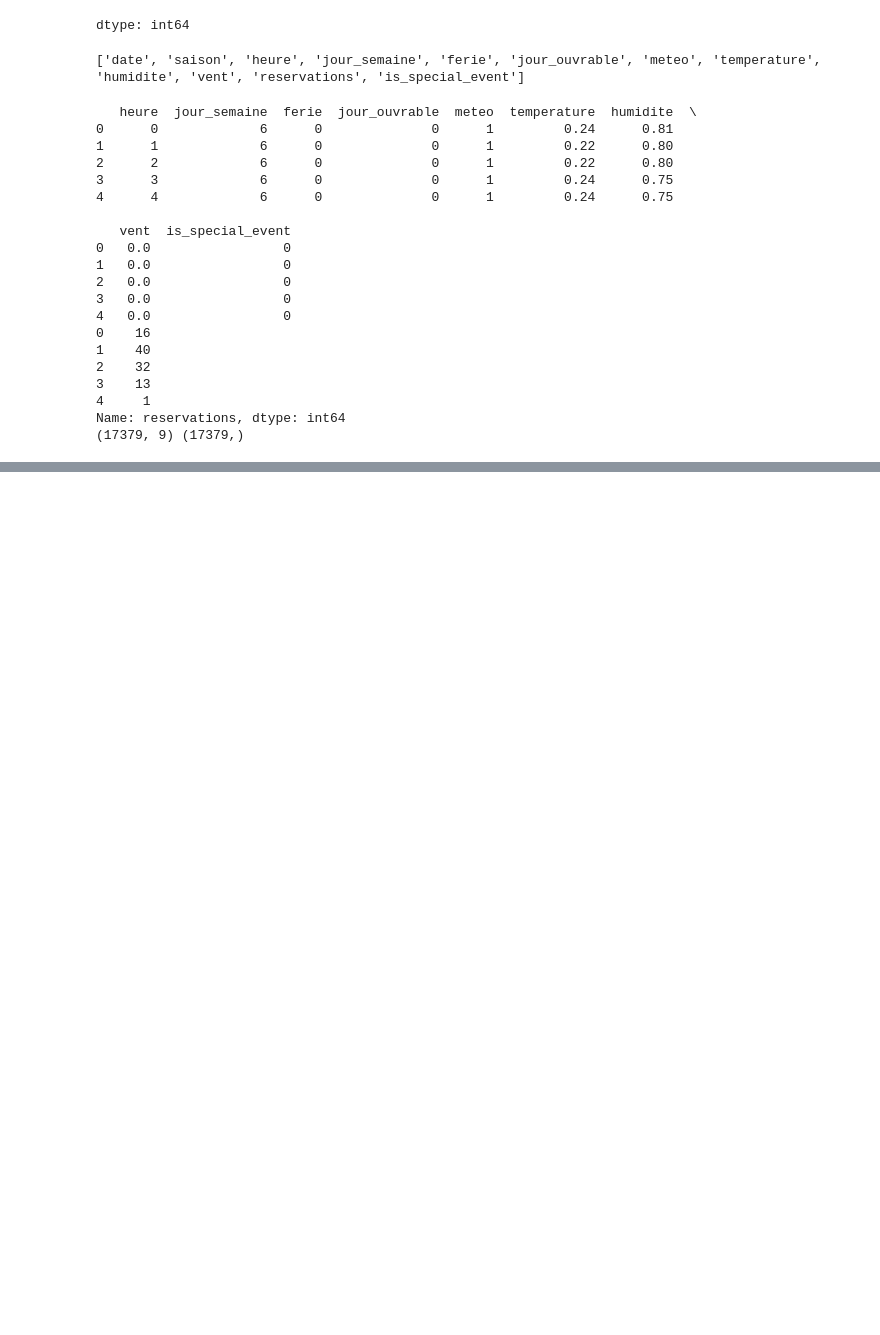
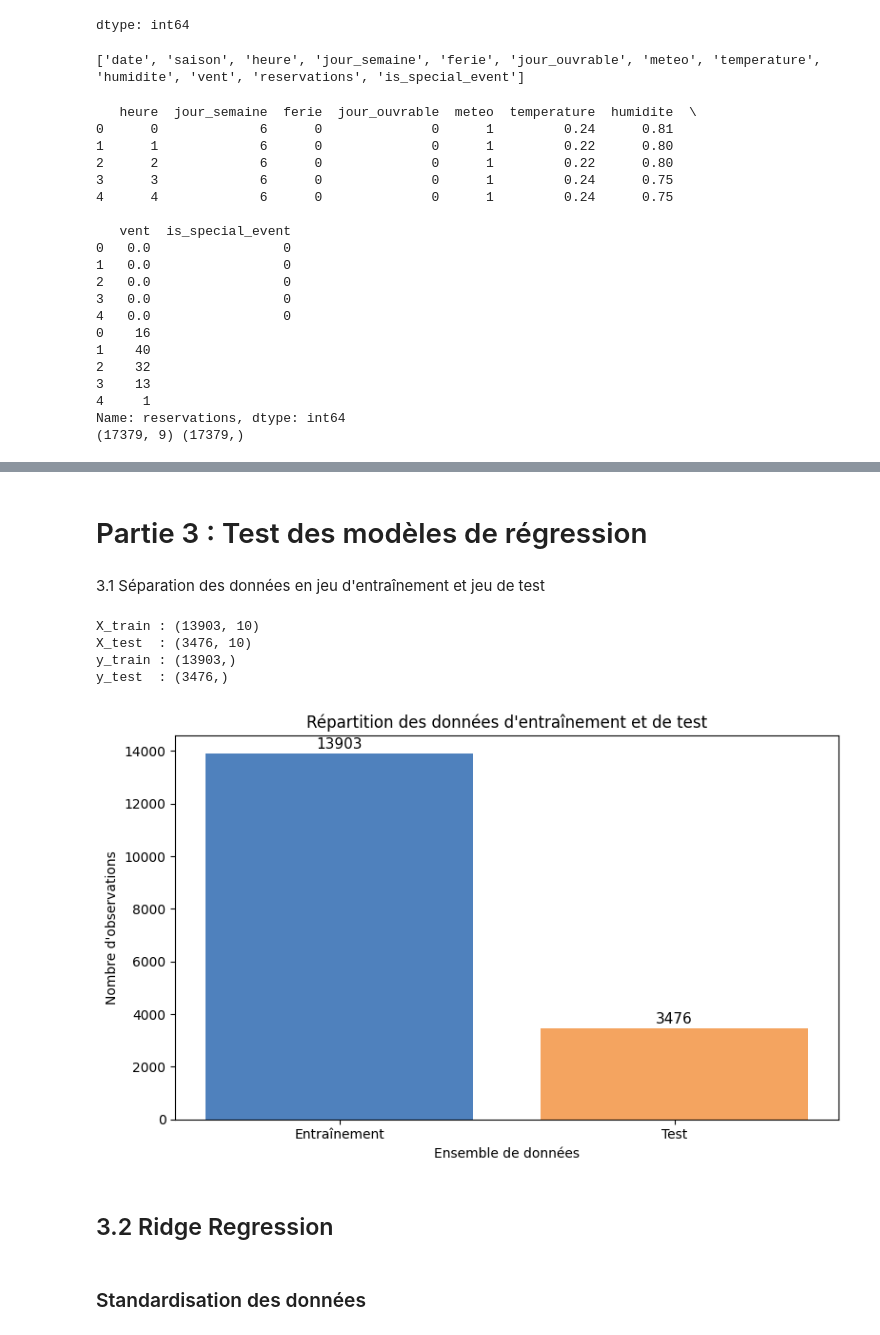
Before and after one commit to FarahBelghith2/PFE, a Jupyter notebook: Nettoyage_données.ipynb, the cells around one changed output, grey strips where cells are left out. Cells and saved outputs as stored; diff of their text form; code cells hidden in the pictures; blank space fills up the shorter version.

Commit message:
Nettoyage des données, création de la base propre et test des modèles de régression

```diff
--- a/Nettoyage_données.ipynb
+++ b/Nettoyage_données.ipynb
@@ -186,3 +185,5 @@ files.download("base_propre.csv")
 # %% [output]
 [interactive output not drawn]
 [interactive output not drawn]
+# %% [markdown]
+# Partie 3 : Test des modèles de régression
@@ -188,0 +207,51 @@ files.download("base_propre.csv")
+# %% [markdown]
+3.1 Séparation des données en jeu d'entraînement et jeu de test
+# %%
+from sklearn.model_selection import train_test_split
+
+X_train, X_test, y_train, y_test = train_test_split(
+    X, y, test_size=0.2, random_state=42
+)
+
+print("X_train :", X_train.shape)
+print("X_test  :", X_test.shape)
+print("y_train :", y_train.shape)
+print("y_test  :", y_test.shape)
+# %% [output]
+X_train : (13903, 10)
+X_test  : (3476, 10)
+y_train : (13903,)
+y_test  : (3476,)
+# %%
+import pandas as pd
+import matplotlib.pyplot as plt
+
+# Charger la base propre
+df = pd.read_csv("base_propre.csv", sep=";")
+
+# Nombre total d'observations
+n = len(df)
+
+# Répartition 80% / 20%
+train = round(n * 0.8)
+test = n - train
+
+# Création du graphique
+plt.figure(figsize=(8,5))
+plt.bar(["Entraînement", "Test"], [train, test], color=["#4F81BD", "#F4A460"])
+
+# Titre et axes
+plt.title("Répartition des données d'entraînement et de test")
+plt.xlabel("Ensemble de données")
+plt.ylabel("Nombre d'observations")
+
+# Afficher les valeurs sur les barres
+for i, v in enumerate([train, test]):
+    plt.text(i, v + n*0.01, str(v), ha="center", fontsize=11)
+
+plt.tight_layout()
+plt.show()
+# %% [output]
+[figure, added]
+# %% [markdown]
+## 3.2 Ridge Regression
@@ -188,0 +263,2 @@ files.download("base_propre.csv")
+# %% [markdown]
+### Standardisation des données
```
Also changed, not shown: parts of 32 cells of this notebook.
